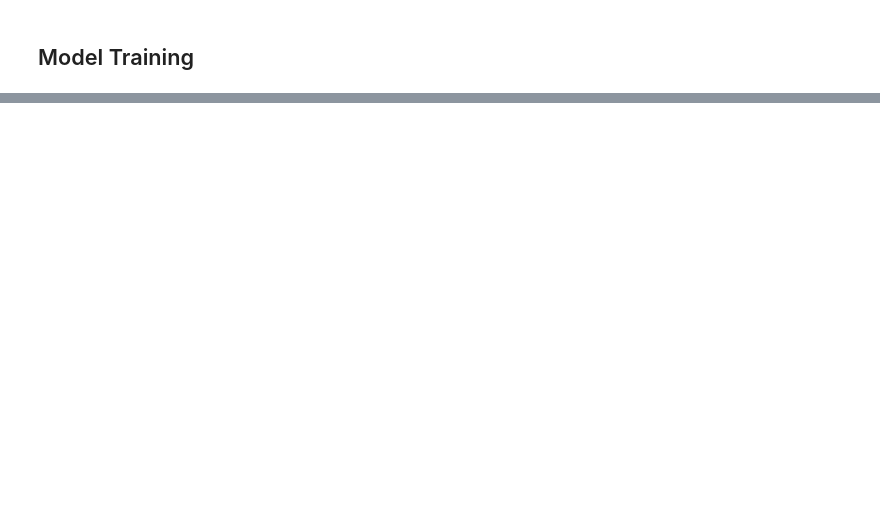
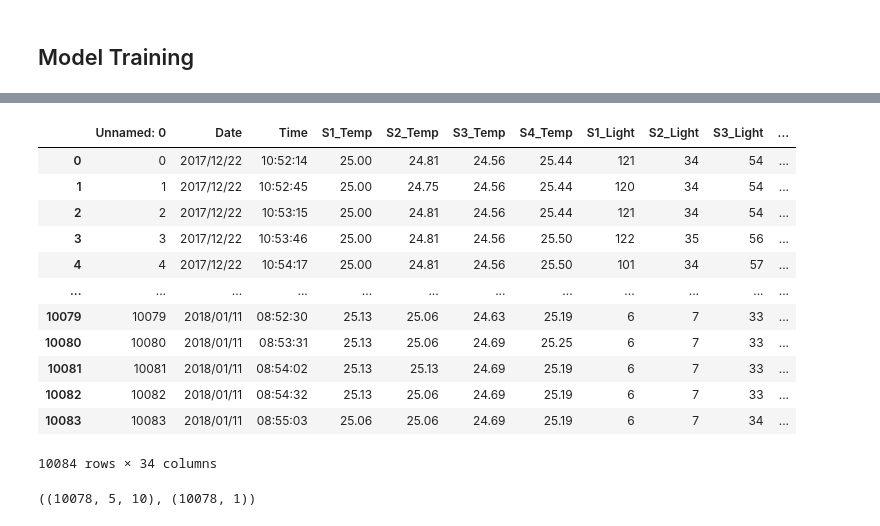
Before and after one commit to apmalinsky/AAI-530-IoT-FinalProject, a Jupyter notebook: notebooks/classifier-pred.ipynb, the cells around one changed output, grey strips where cells are left out. Cells and saved outputs as stored; diff of their text form; code cells hidden in the pictures; blank space fills up the shorter version.

```diff
--- a/notebooks/classifier-pred.ipynb
+++ b/notebooks/classifier-pred.ipynb
@@ -287,0 +279,26 @@ print("Actual:\n", y_test_seq)
+# %%
+df_pred = pd.read_csv("ro_data_w_pred.csv")
+df_pred
+# %% [output]
+|  | Unnamed: 0 | Date | Time | S1_Temp | S2_Temp | S3_Temp | S4_Temp | S1_Light | S2_Light | S3_Light | ... |
+| 0 | 0 | 2017/12/22 | 10:52:14 | 25.00 | 24.81 | 24.56 | 25.44 | 121 | 34 | 54 | ... |
+| 1 | 1 | 2017/12/22 | 10:52:45 | 25.00 | 24.75 | 24.56 | 25.44 | 120 | 34 | 54 | ... |
+| 2 | 2 | 2017/12/22 | 10:53:15 | 25.00 | 24.81 | 24.56 | 25.44 | 121 | 34 | 54 | ... |
+| 3 | 3 | 2017/12/22 | 10:53:46 | 25.00 | 24.81 | 24.56 | 25.50 | 122 | 35 | 56 | ... |
+| 4 | 4 | 2017/12/22 | 10:54:17 | 25.00 | 24.81 | 24.56 | 25.50 | 101 | 34 | 57 | ... |
+| ... | ... | ... | ... | ... | ... | ... | ... | ... | ... | ... | ... |
+| 10079 | 10079 | 2018/01/11 | 08:52:30 | 25.13 | 25.06 | 24.63 | 25.19 | 6 | 7 | 33 | ... |
+| 10080 | 10080 | 2018/01/11 | 08:53:31 | 25.13 | 25.06 | 24.69 | 25.25 | 6 | 7 | 33 | ... |
+| 10081 | 10081 | 2018/01/11 | 08:54:02 | 25.13 | 25.13 | 24.69 | 25.19 | 6 | 7 | 33 | ... |
+| 10082 | 10082 | 2018/01/11 | 08:54:32 | 25.13 | 25.06 | 24.69 | 25.19 | 6 | 7 | 33 | ... |
+| 10083 | 10083 | 2018/01/11 | 08:55:03 | 25.06 | 25.06 | 24.69 | 25.19 | 6 | 7 | 34 | ... |
+10084 rows × 34 columns
+# %%
+X_data = df_pred[filtered_columns]
+y_data = df_pred[target_column]
+
+# Create sequences for model input
+X_data_seq, y_data_seq = create_sequences(X_data, y_data.values, seq_length)
+X_data_seq.shape, y_data_seq.shape
+# %% [output]
+((10078, 5, 10), (10078, 1))
```
Also changed, not shown: parts of 20 cells of this notebook, 1 other file.
